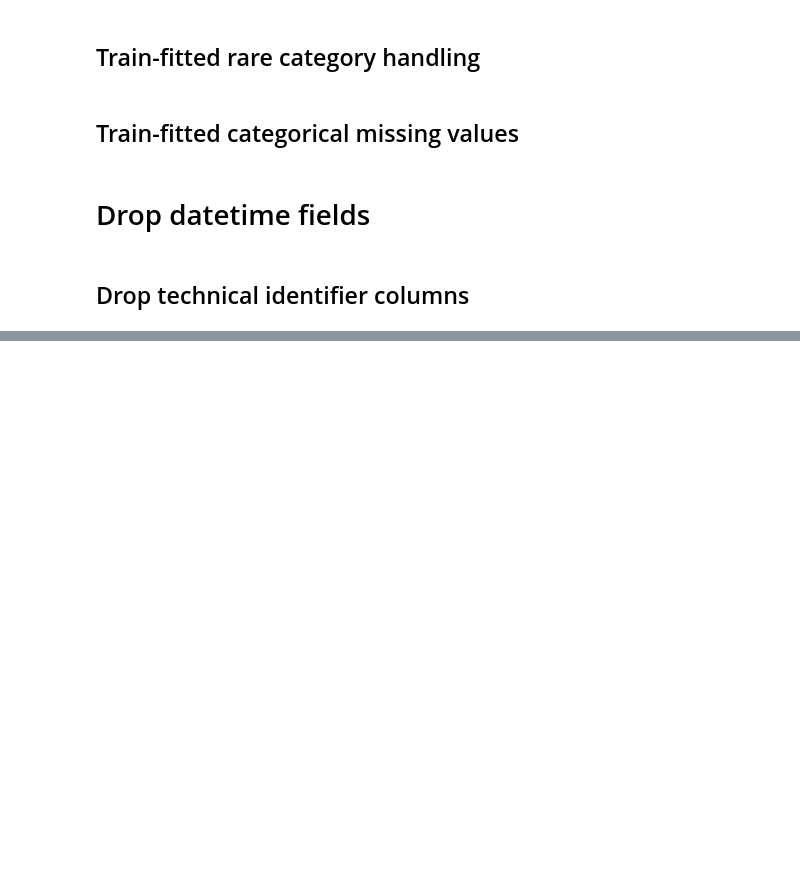
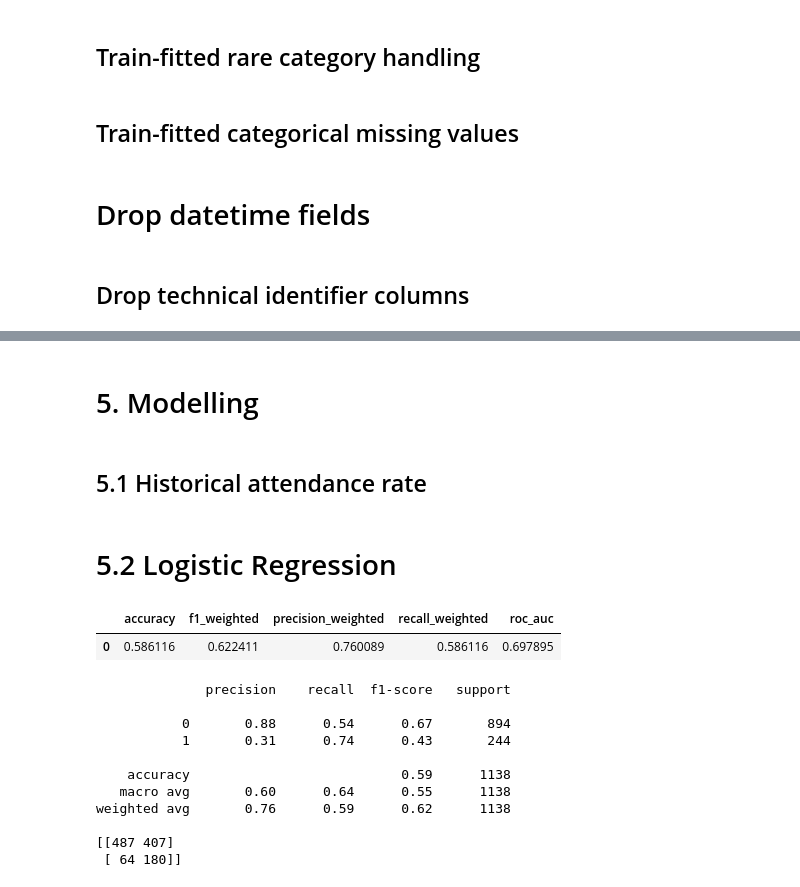
Before and after one commit to AlinaYakubova/Thesis_DTM_Trial_Class_Prediction, a Jupyter notebook: Main_script_diploma.ipynb, the cells around one changed output, grey strips where cells are left out. Cells and saved outputs as stored; diff of their text form; code cells hidden in the pictures; blank space fills up the shorter version.

```diff
--- a/Main_script_diploma.ipynb
+++ b/Main_script_diploma.ipynb
@@ -1091,0 +1107,4 @@ df.head()
+# %% [markdown]
+# 5. Modelling
+# %% [markdown]
+## 5.1 Historical attendance rate
@@ -1091,0 +1114,2 @@ df.head()
+# %% [markdown]
+# 5.2 Logistic Regression
@@ -1091,0 +1174,36 @@ df.head()
+# %%
+logreg_metrics = {
+    "accuracy": accuracy_score(y_test, logreg_pred),
+    "f1_weighted": f1_score(y_test, logreg_pred, average="weighted"),
+    "precision_weighted": precision_score(
+        y_test,
+        logreg_pred,
+        average="weighted",
+        zero_division=0,
+    ),
+    "recall_weighted": recall_score(
+        y_test,
+        logreg_pred,
+        average="weighted",
+        zero_division=0,
+    ),
+    "roc_auc": roc_auc_score(y_test, logreg_proba),
+}
+
+display(pd.DataFrame([logreg_metrics]))
+print(classification_report(y_test, logreg_pred, zero_division=0))
+print(confusion_matrix(y_test, logreg_pred))
+# %% [output]
+|  | accuracy | f1_weighted | precision_weighted | recall_weighted | roc_auc |
+| 0 | 0.586116 | 0.622411 | 0.760089 | 0.586116 | 0.697895 |
+              precision    recall  f1-score   support
+
+           0       0.88      0.54      0.67       894
+           1       0.31      0.74      0.43       244
+
+    accuracy                           0.59      1138
+   macro avg       0.60      0.64      0.55      1138
+weighted avg       0.76      0.59      0.62      1138
+
+[[487 407]
+ [ 64 180]]
```
Also changed, not shown: parts of 8 cells of this notebook.
